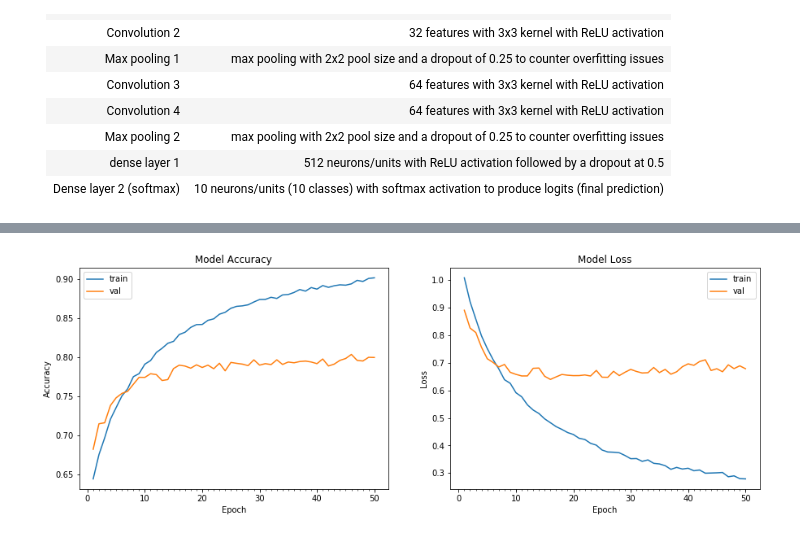
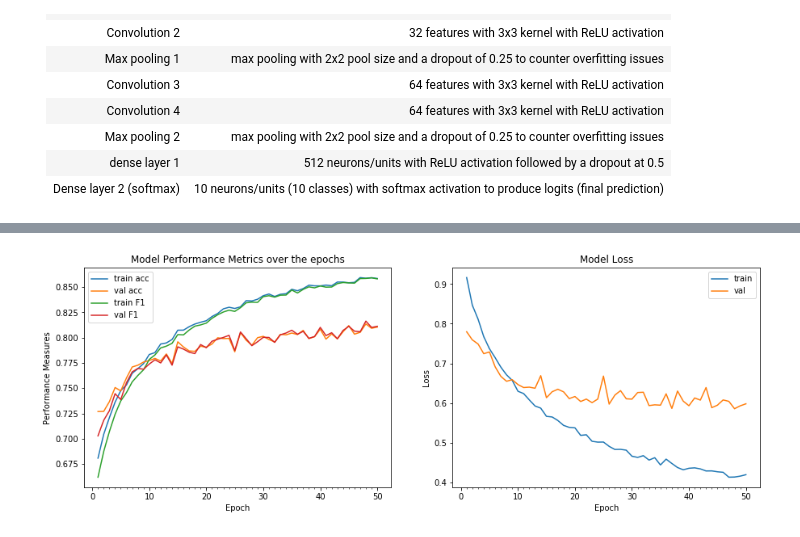
Before and after one commit to nagibshah/CIFAR-10-ImageClassifier, a Jupyter notebook: Cifar10-ImageClassifier.ipynb, the cells around one changed output, grey strips where cells are left out. Cells and saved outputs as stored; diff of their text form; code cells hidden in the pictures.

Commit message:
final CNN model and evaluations
ROC Curve, Classification reports, Confusion Matrix etc!

```diff
--- a/Cifar10-ImageClassifier.ipynb
+++ b/Cifar10-ImageClassifier.ipynb
@@ -403,7 +549,6 @@ model = Sequential()
 model.add(Conv2D(32, (3, 3), padding='same',
                  input_shape=xTrain.shape[1:])) # channel last data type by default
 model.add(Activation('relu'))
-
 # layer 2 - conv 2: 32 features with 3x3 kernel with ReLU activation
 model.add(Conv2D(32, (3, 3)))
 model.add(Activation('relu'))
@@ -415,7 +560,6 @@ model.add(Dropout(0.25))
 # layer 4 - conv 3: 64 features with 3x3 kernel with ReLU activation
 model.add(Conv2D(64, (3, 3), padding='same'))
 model.add(Activation('relu'))
-
 # layer 5 - conv 4: 64 features with 3x3 kernel with ReLU activation
 model.add(Conv2D(64, (3, 3)))
 model.add(Activation('relu'))
@@ -424,32 +568,51 @@ model.add(Activation('relu'))
 model.add(MaxPooling2D(pool_size=(2, 2)))
 model.add(Dropout(0.25))
 
+# layer 7 - conv 5: 128 filters with 3x3 kernel with ReLU activation
+model.add(Conv2D(128, (3, 3), padding='same'))
+model.add(Activation('relu'))
+# layer 8 - conv 5: 128 filters with 3x3 kernel with ReLU activation
+model.add(Conv2D(128, (3, 3)))
+model.add(Activation('relu'))
+
+# layer 9 - pool 3: max pooling with 2x2 pool size and a dropout to deal with some overfitting issues
+model.add(MaxPooling2D(pool_size=(2, 2)))
+model.add(Dropout(0.25))
+
 model.add(Flatten())
 
-# layer 7 - Dense 1: 512 neurons/units with ReLU activation followed by a dropout at 0.5
+# layer 10 - Dense 1: 512 neurons/units with ReLU activation followed by a dropout at 0.5
 model.add(Dense(512))
 model.add(Activation('relu'))
 model.add(Dropout(0.5))
 
-# layer 8 - Dense 2: 10 neurons/units (for 10 classes) with softmax activation for final prediction
+# layer 11 - Dense 2: 256 neurons/units with ReLU activation followed by a dropout at 0.5
+model.add(Dense(256))
+model.add(Activation('relu'))
+model.add(Dropout(0.5))
+
+# layer 12 - Dense 2: 10 neurons/units (for 10 classes) with softmax activation for final prediction
 model.add(Dense(num_classes))
 model.add(Activation('softmax'))
 # %%
 # checkpoint
-#filepath="weights-improvement-{epoch:02d}-{val_acc:.2f}.hdf5"
-#checkpoint = ModelCheckpoint(filepath, monitor='val_acc', verbose=1, save_best_only=True, mode='max')
-#callbacks_list = [checkpoint]
-# Fit the model
-#model.fit(X, Y, validation_split=0.33, epochs=150, batch_size=10, callbacks=callbacks_list, verbose=0)
+checkpoint = ModelCheckpoint(_KERAS_CHECKPOINT_PATH + _KERAS_CHECKPOINT_FORMAT, monitor='val_acc', verbose=1, save_best_only=True, mode='max')
+#tensorboard = TensorBoard(log_dir=_KERAS_TENSORBOARD_LOG_DIR, histogram_freq=1, batch_size=32,
+#                            write_graph=True, write_grads=True,
+#                            write_images=False, embeddings_freq=0,
+#                            embeddings_layer_names=None, embeddings_metadata=None)
+
+callbacks_list = [checkpoint]
 
 # Compile the model
-model.compile(optimizer='adam', loss='categorical_crossentropy', metrics=['accuracy'])
+model.compile(optimizer='adam', loss='categorical_crossentropy', metrics=['accuracy', Precision, Recall, F1])
 
 # Train the model
 start = time.time()
 model_info = model.fit(xTrain, y_train,
                        batch_size=100, epochs=50,
                        validation_data = (xTest, y_test),
+                       callbacks = callbacks_list,
                        verbose=2)
 print("Model took %0.2f seconds to train"%(time.time() - start))
 # %% [output]
@@ -473,9 +636,11 @@ Model took 8890.42 seconds to train
 # %%
 # plot model history
 plot_model_history(model_info)
-# compute test accuracy
+# prep the held out dataset
+xHeldOut = np.rot90(np.reshape(holdOutRawFeatures, (10000,32,32,3), order='F'), axes=(2,1))
+# compute accuracy on held out dataset
 start = time.time()
-print("Accuracy on test data is: %0.2f"%accuracy(xTest, y_test, model))
+y_predicted = CNN_Predict(model=model,test_x=xHeldOut)
 print("Model took %0.2f seconds to predict test set"%(time.time() - start))
 # %% [output]
-[figure, old version]
+[figure, new version]
```
Also changed, not shown: parts of 13 cells of this notebook, 1 other file.
